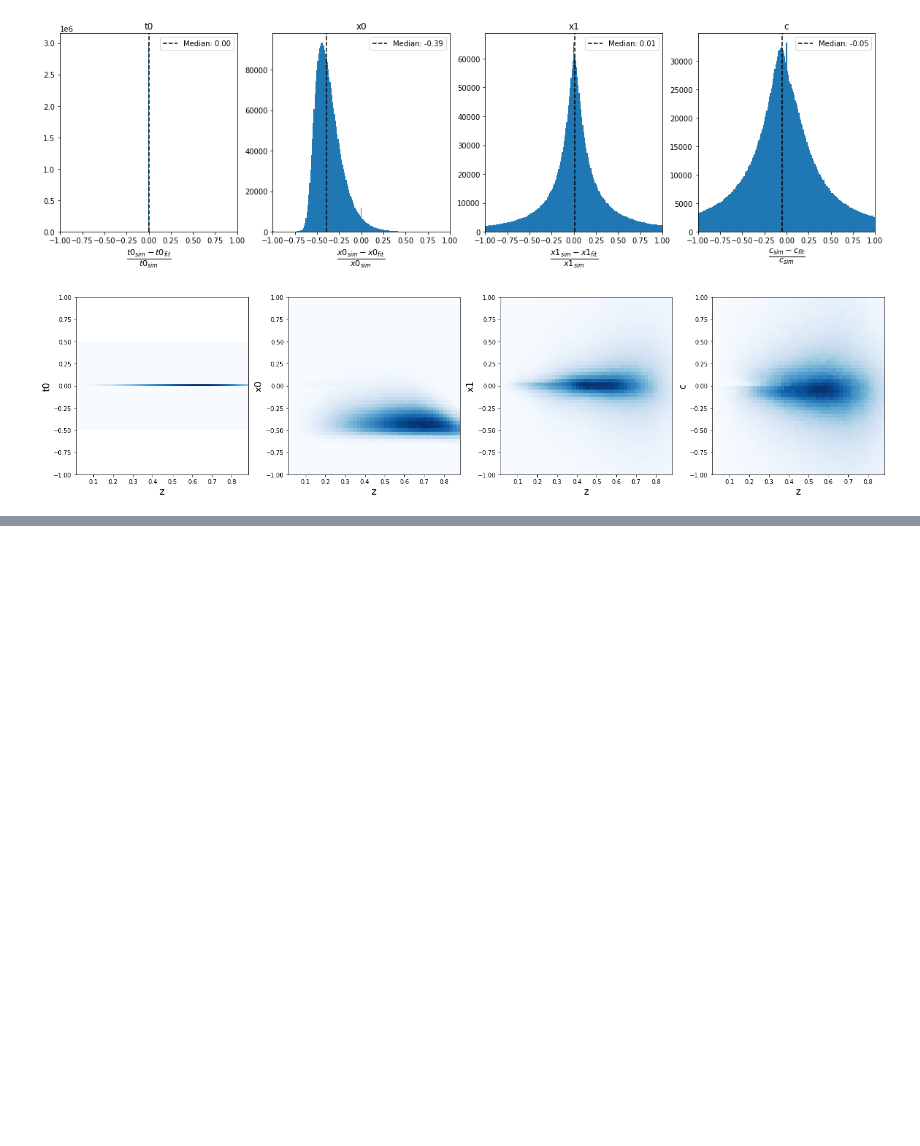
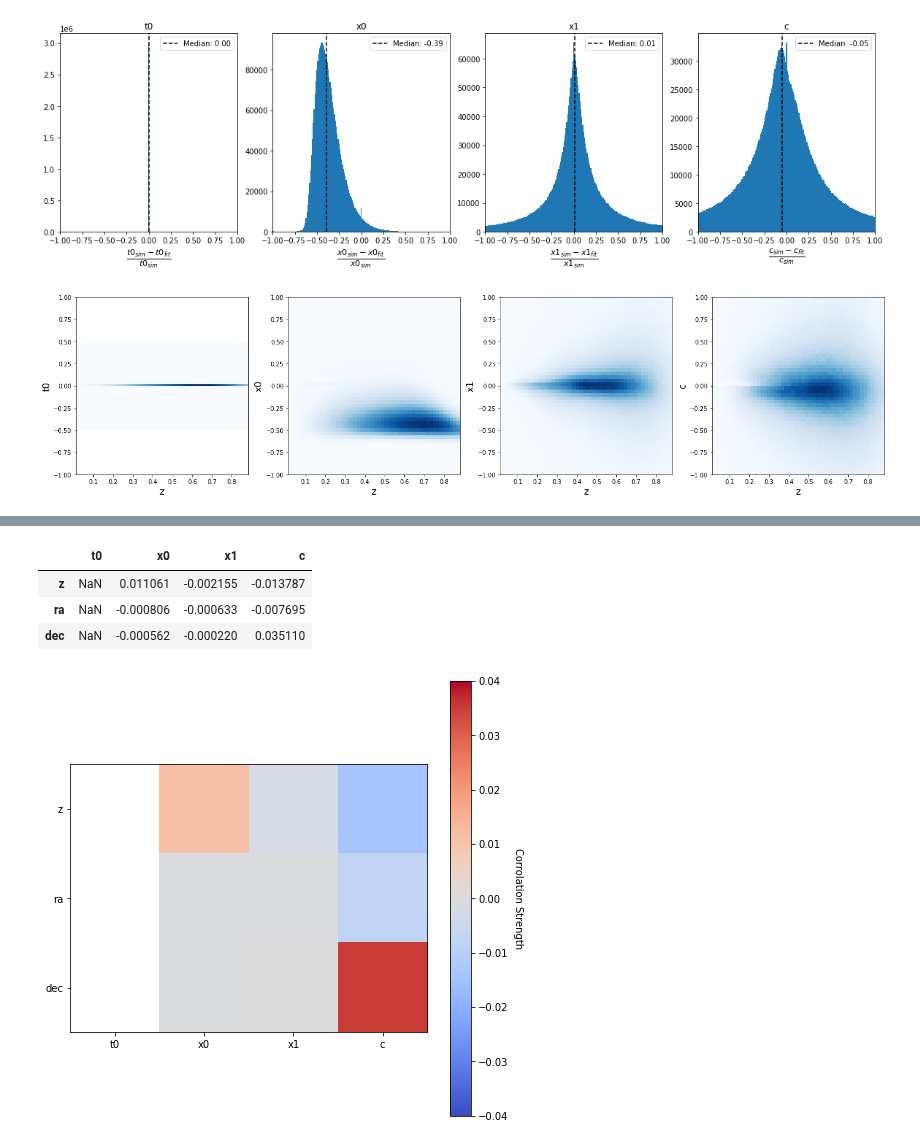
Before and after one commit to LSSTDESC/SN-PWV, a Jupyter notebook: notebooks/pipeline_outputs.ipynb, the cells around one changed output, grey strips where cells are left out. Saved outputs shown, nothing was run; the diff lists cells and outputs as text; code cells hidden in the pictures; blank space fills up the shorter version.

```diff
--- a/notebooks/pipeline_outputs.ipynb
+++ b/notebooks/pipeline_outputs.ipynb
@@ -200,0 +248,45 @@ plot_ra_dec(sim_epoch_fit_4, 'c')
+# %%
+def plot_correlations(
+    corr_data,
+    params=('t0', 'x0', 'x1', 'c'),
+    properties=('z', 'ra', 'dec'),
+    figsize=(8, 8),
+    vmin=None,
+    vmax=None,
+    label='',
+    cmap=None
+):
+    """Create a heatmap of correlation data
+
+    Args:
+        corr_data (DataFrame): Data returned from ``calc_correlations``
+        params        (tuple): Model parameters used to calculate covariance
+        properties    (tuple): Name of SN properties used to calculate covariance
+        figsize       (tuple): Size of the generated figure
+        vmin            (int): Lower bound of the color bar
+        vmax            (int): Upper bound of the color bar
+        label           (str): The label of the color bar
+        cmap            (str): Name of the matplotlib color map to use
+    """
+
+    fig, axis = plt.subplots(figsize=figsize)
+    im = axis.imshow(corr_data, vmin=vmin, vmax=vmax, cmap=cmap)
+
+    cbar = axis.figure.colorbar(im, ax=axis)
+    cbar.ax.set_ylabel(label, rotation=-90, va="bottom")
+
+    axis.set_xticks(np.arange(corr_data.shape[1]))
+    axis.set_yticks(np.arange(corr_data.shape[0]))
+    axis.set_xticklabels(params)
+    axis.set_yticklabels(properties)
+# %%
+corr, p = calc_correlations(sim_epoch_fit_4)
+# %%
+plot_correlations(corr, vmin=-.04, vmax=0.04, label='Corrolation Strength', cmap='coolwarm')
+corr
+# %% [output]
+|  | t0 | x0 | x1 | c |
+| z | NaN | 0.011061 | -0.002155 | -0.013787 |
+| ra | NaN | -0.000806 | -0.000633 | -0.007695 |
+| dec | NaN | -0.000562 | -0.000220 | 0.035110 |
+[figure, added]
```
Also changed, not shown: parts of 11 cells of this notebook.
